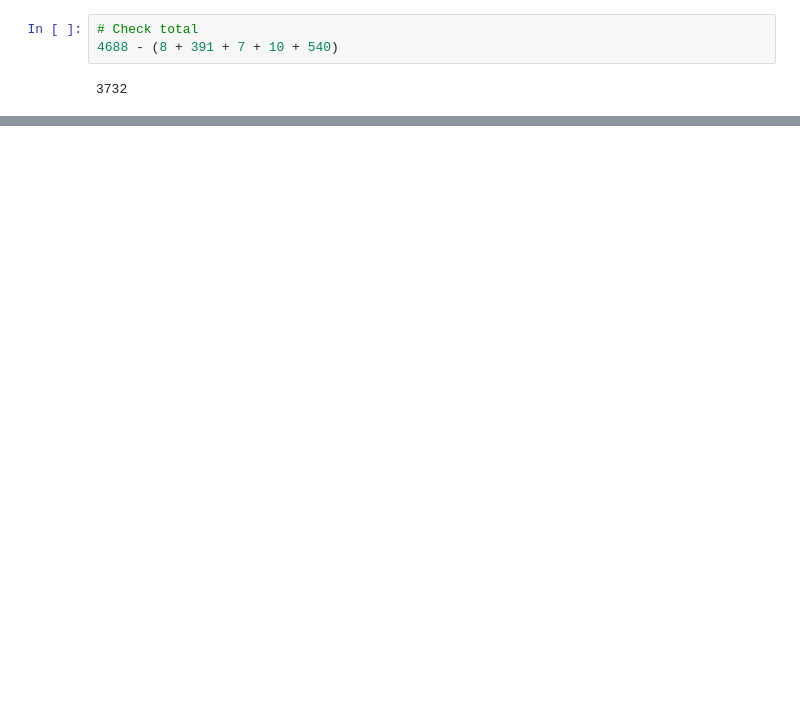
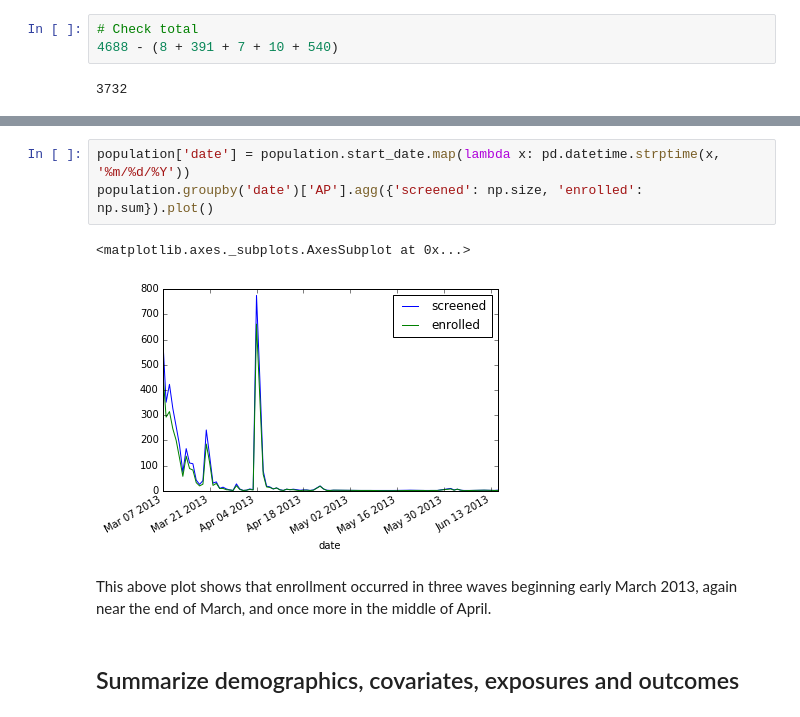
Before and after one commit to timcsimmons/barton-bfsurvey-2013, a Jupyter notebook: programs/2-analysis.ipynb, the cells around one changed output, grey strips where cells are left out. Cells and saved outputs as stored; diff of their text form; blank space fills up the shorter version.

```diff
--- a/programs/2-analysis.ipynb
+++ b/programs/2-analysis.ipynb
@@ -127,0 +127,10 @@ for s in continuous:
+# %%
+population['date'] = population.start_date.map(lambda x: pd.datetime.strptime(x, '%m/%d/%Y'))
+population.groupby('date')['AP'].agg({'screened': np.size, 'enrolled': np.sum}).plot()
+# %% [output]
+<matplotlib.axes._subplots.AxesSubplot at 0x...>
+[figure, added]
+# %% [markdown]
+This above plot shows that enrollment occurred in three waves beginning early March 2013, again near the end of March, and once more in the middle of April.
+# %% [markdown]
+## Summarize demographics, covariates, exposures and outcomes
```
Also changed, not shown: parts of 32 cells of this notebook, 3 other files.
